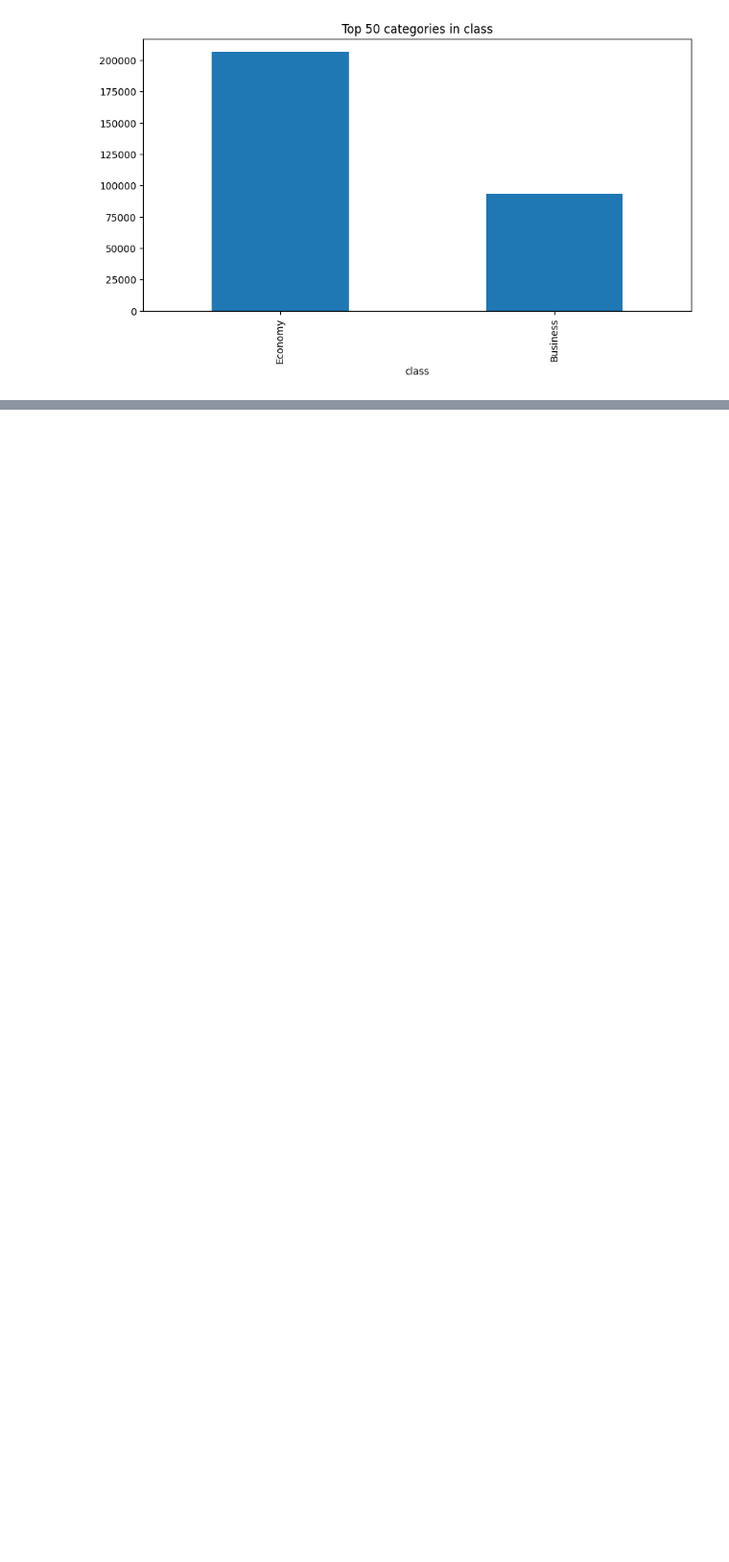
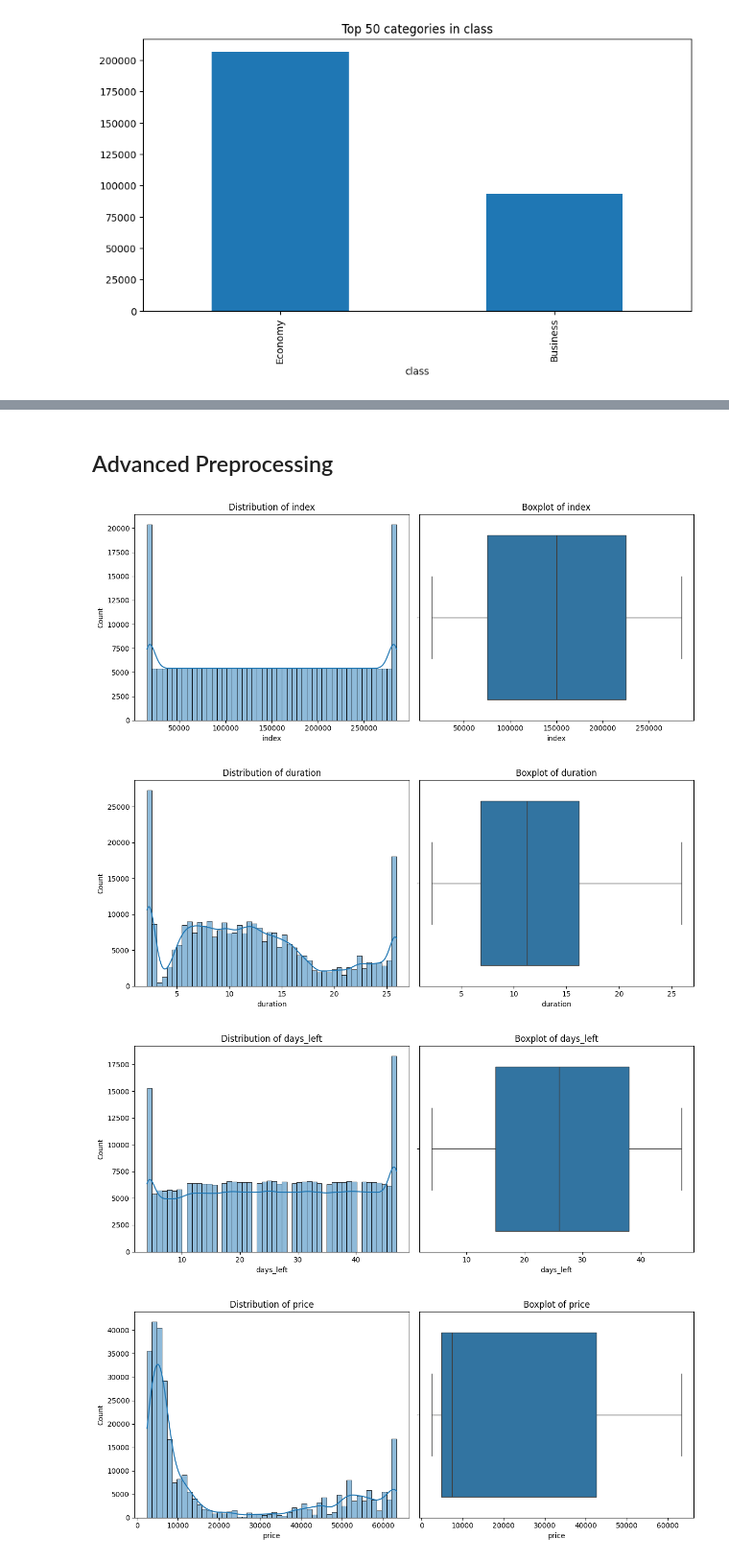
Before and after one commit to shuvakant6623/Airlines-flight-analysis-and-prediction, a Jupyter notebook: prediction.ipynb, the cells around one changed output, grey strips where cells are left out. Shown: that part at 96% size. Saved outputs shown, nothing was run; the diff lists cells and outputs as text; code cells hidden in the pictures; blank space fills up the shorter version.

```diff
--- a/prediction.ipynb
+++ b/prediction.ipynb
@@ -167,0 +342,18 @@ Freq_analysis(data,cat_cols)
+# %% [markdown]
+## Advanced Preprocessing
+# %%
+def Winsorization_col (data, column, lower: float=0.05, upper:float=0.95):
+    for col in column:
+        lower_bound = data[col].quantile(lower)
+        upper_bound = data[col].quantile(upper)
+        data[col] = data[col].clip(lower_bound, upper_bound)
+    return data
+data = Winsorization_col(data, num_cols)
+# %%
+num_cols = ['index', 'duration', 'days_left', 'price']
+plot_numerical_distribution(data, num_cols)
+# %% [output]
+[figure, added]
+[figure, added]
+[figure, added]
+[figure, added]
```
Also changed, not shown: parts of 31 cells of this notebook.
